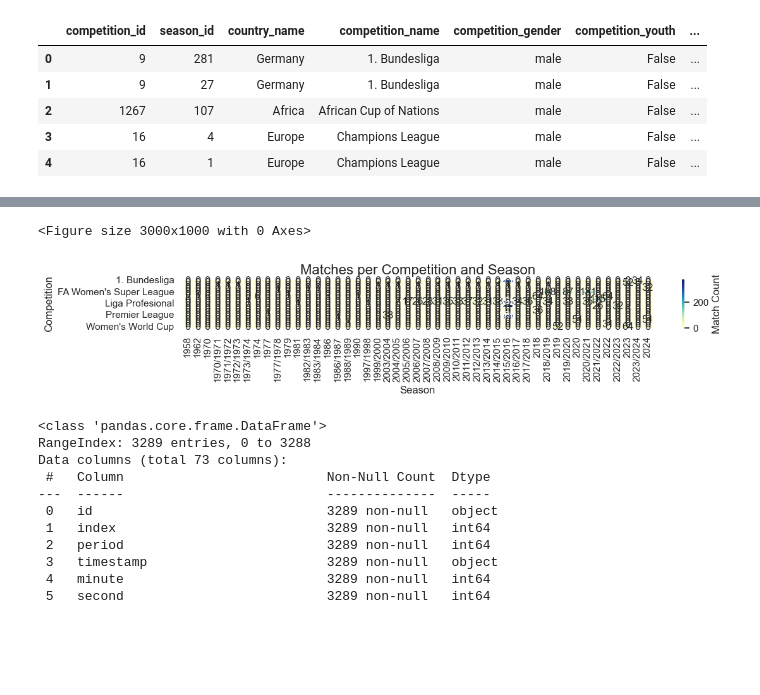
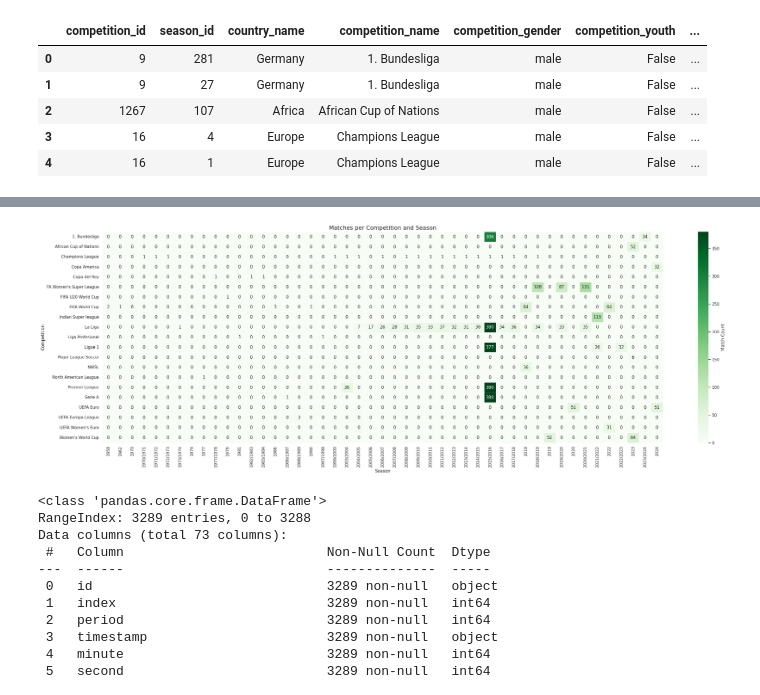
Before and after one commit to IvaroEkel/Probabilistic-Machine-Learning_lecture-PROJECTS, a Jupyter notebook: projects/08-1SHXXXX_football_analytics/notebooks/data_loading_and_exploration.ipynb, the cells around one changed output, grey strips where cells are left out. Cells and saved outputs as stored; diff of their text form; code cells hidden in the pictures; blank space fills up the shorter version.

Commit message:
Fix heatmap color palette

```diff
--- a/projects/08-1SHXXXX_football_analytics/notebooks/data_loading_and_exploration.ipynb
+++ b/projects/08-1SHXXXX_football_analytics/notebooks/data_loading_and_exploration.ipynb
@@ -126,38 +110,36 @@ plt.show()
 pivot = all_matches.pivot_table(
     index='competition_name',
     columns='season_name',
     values='match_id',
     aggfunc='count',
     fill_value=0
 )
 
 # Remove total row and column before plotting
 pivot_plot = pivot.drop(index='Total', errors='ignore') \
                               .drop(columns='Total', errors='ignore')
 
 
 plt.figure(figsize=(30, 10))  # Increase width and height
 sns.set(font_scale=1.0)       # Slightly bigger text, adjust if needed
 
-greens = sns.palplot(sns.color_palette("Greens",12))
+
 
 # Plot heatmap without totals
 ax = sns.heatmap(pivot_plot,
-                 #cmap = default,
-                 cmap='YlGnBu',
+                 cmap = "Greens",
                  linewidths=0.5,
                  annot=True,
                  fmt='d',
                  cbar_kws={'label': 'Match Count'})
 
 plt.title('Matches per Competition and Season', fontsize=16)
 plt.xlabel('Season')
 plt.ylabel('Competition')
 plt.tight_layout()
 plt.show()
 # %% [output]
-<Figure size 3000x1000 with 0 Axes>
-[figure, old version]
+[figure, new version]
 # %%
 df_event, df_related, df_freeze, df_tactics = parser.event(69301)
 df_event.info()
```
Also changed, not shown: parts of 3 cells of this notebook.
